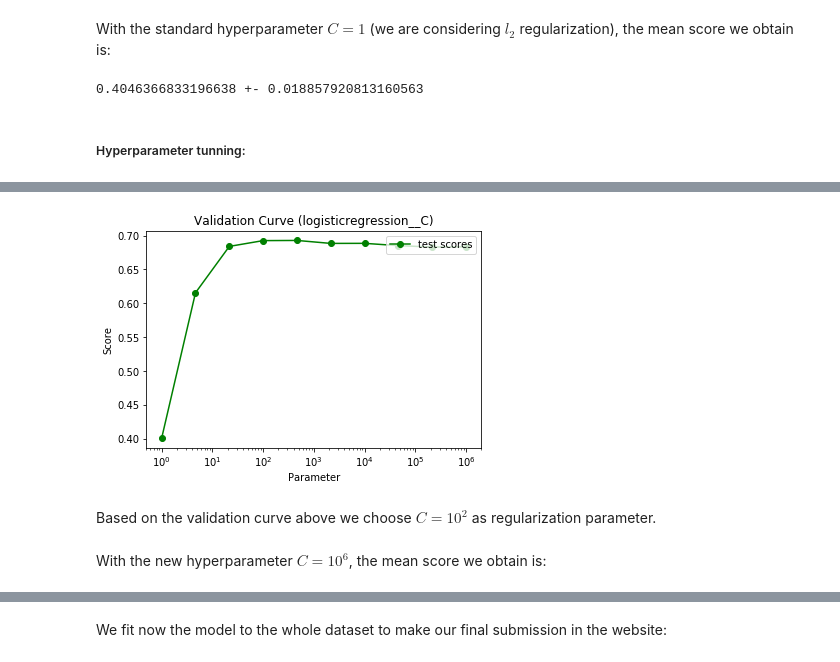
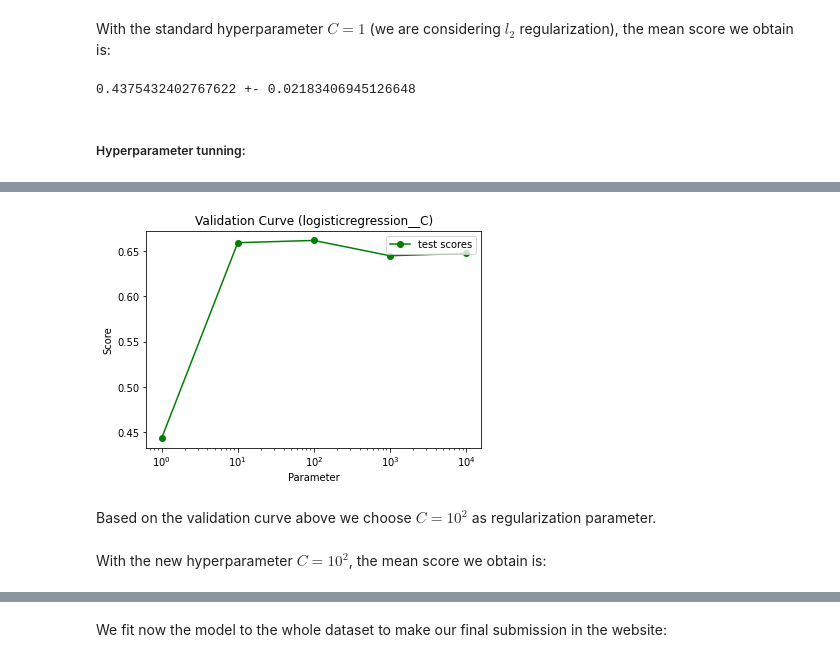
Before and after one commit to jpceia/Portfolio, a Jupyter notebook: Twitter Sentiment/Twitter Sentiment Analysis.ipynb, the cells around one changed output, grey strips where cells are left out. Saved outputs shown, nothing was run; the diff lists cells and outputs as text; code cells hidden in the pictures.

```diff
--- a/Twitter Sentiment/Twitter Sentiment Analysis.ipynb
+++ b/Twitter Sentiment/Twitter Sentiment Analysis.ipynb
@@ -370,9 +370,9 @@ We will use plain text and hashtags from tweets as features, however, in this ca
 
 The tf-idf transformation increases the weight of words that are less frequent among the among the set of tweets.
 # %%
-lr = make_pipeline(TfidfVectorizer(), LogisticRegression())
+lr = make_pipeline(TfidfVectorizer(min_df=1e-4, max_df=0.7), LogisticRegression())
 # %%
-X = (df['text'] + " " + df["hashtags"]).str.strip().str.replace("\s+", " ")
+X = (df['text'] + " " + df["hashtags"]).str.strip().str.replace("\s+", " ", regex=True)
 y = df['label']
 X_train = X[y.notnull()]
 y_train = y[y.notnull()]
@@ -384,9 +384,9 @@ With the standard hyperparameter $C=1$ (we are considering $l_2$ regularization)
 # %%
 print(f1scores.mean(), "+-", f1scores.std())
 # %% [output]
-0.4046366833196638 +- 0.018857920813160563
+0.4375432402767622 +- 0.02183406945126648
 # %% [markdown]
 ##### Hyperparameter tunning:
 # %%
-validation_curve(lr, X_train, y_train, 'f1', 'logisticregression__C', 0, 6, n_points=10, log_scale=True, train_curve=False, cv=3, n_jobs=8)
+validation_curve(lr, X_train, y_train, 'f1', 'logisticregression__C', 0, 4, n_points=5, log_scale=True, train_curve=False, cv=3, n_jobs=8)
 # %% [output]
@@ -401,4 +401,4 @@ validation_curve(lr, X_train, y_train, 'f1', 'logisticregression__C', 0, 6, n_po
-[figure, old version]
+[figure, new version]
 # %% [markdown]
 Based on the validation curve above we choose $C=10^2$ as regularization parameter.
 # %%
@@ -406,7 +406,7 @@ lr = make_pipeline(TfidfVectorizer(), LogisticRegression(C=1e2))
 # %%
 f1scores = cross_val_score(lr, X_train.values, y_train.values, scoring="f1", cv=3, n_jobs=4)
 # %% [markdown]
-With the new hyperparameter $C=10^6$, the mean score we obtain is:
+With the new hyperparameter $C=10^2$, the mean score we obtain is:
 # %%
 print(f1scores.mean(), "+-", f1scores.std())
 # %% [output]
```
Also changed, not shown: parts of 13 cells of this notebook, 1 other file.
